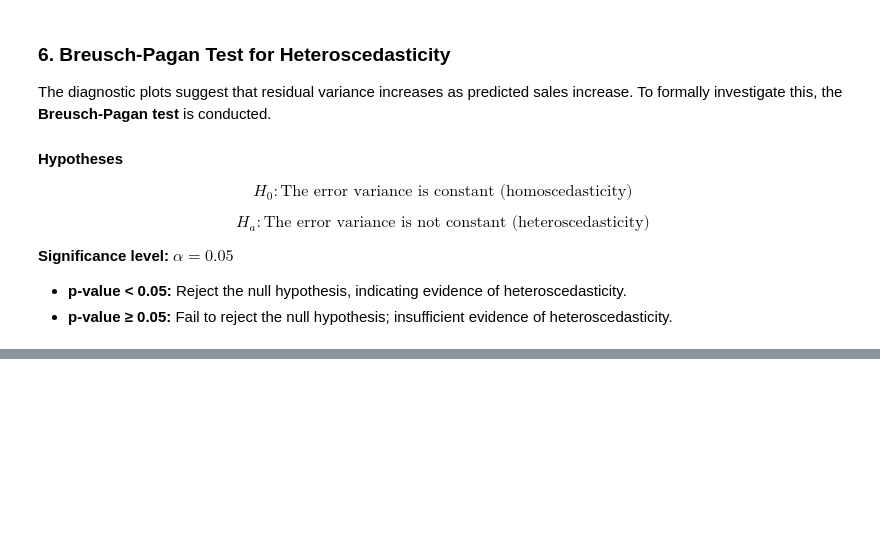
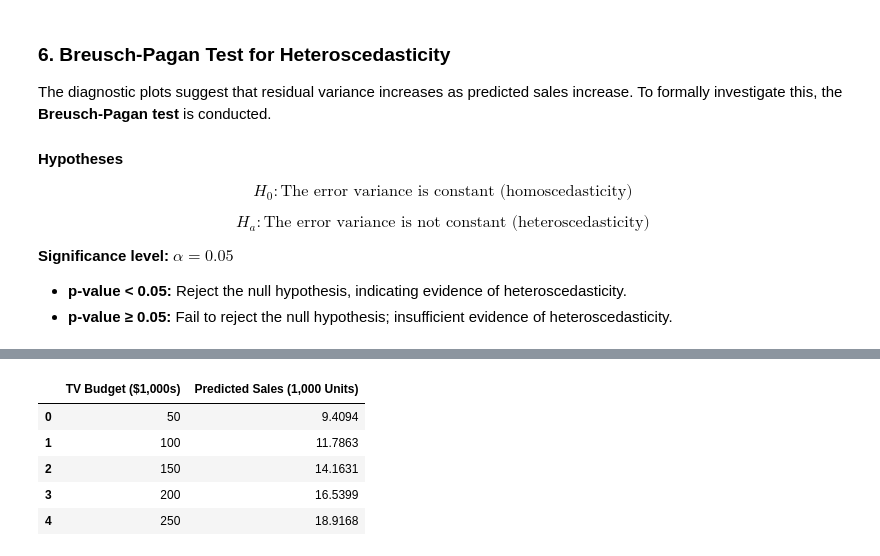
Before and after one commit to xavierland605/Python-Linear-Regression-Library, a Jupyter notebook: TV_Advertising_Sales_Analysis.ipynb, the cells around one changed output, grey strips where cells are left out. Cells and saved outputs as stored; diff of their text form; code cells hidden in the pictures; blank space fills up the shorter version.

```diff
--- a/TV_Advertising_Sales_Analysis.ipynb
+++ b/TV_Advertising_Sales_Analysis.ipynb
@@ -340,0 +449,21 @@ Reject H0: Evidence of heteroscedasticity
+# %%
+# Advertising budgets ($1,000s)
+budgets = np.array([50, 100, 150, 200, 250])
+
+# Predict sales using custom regression model
+predictions = model.predict(budgets)
+
+# Create prediction table
+prediction_results = pd.DataFrame({
+    "TV Budget ($1,000s)": budgets,
+    "Predicted Sales (1,000 Units)": predictions
+})
+
+prediction_results.round(4)
+# %% [output]
+|  | TV Budget ($1,000s) | Predicted Sales (1,000 Units) |
+| 0 | 50 | 9.4094 |
+| 1 | 100 | 11.7863 |
+| 2 | 150 | 14.1631 |
+| 3 | 200 | 16.5399 |
+| 4 | 250 | 18.9168 |
```
Also changed, not shown: parts of 12 cells of this notebook, 2 other files.
